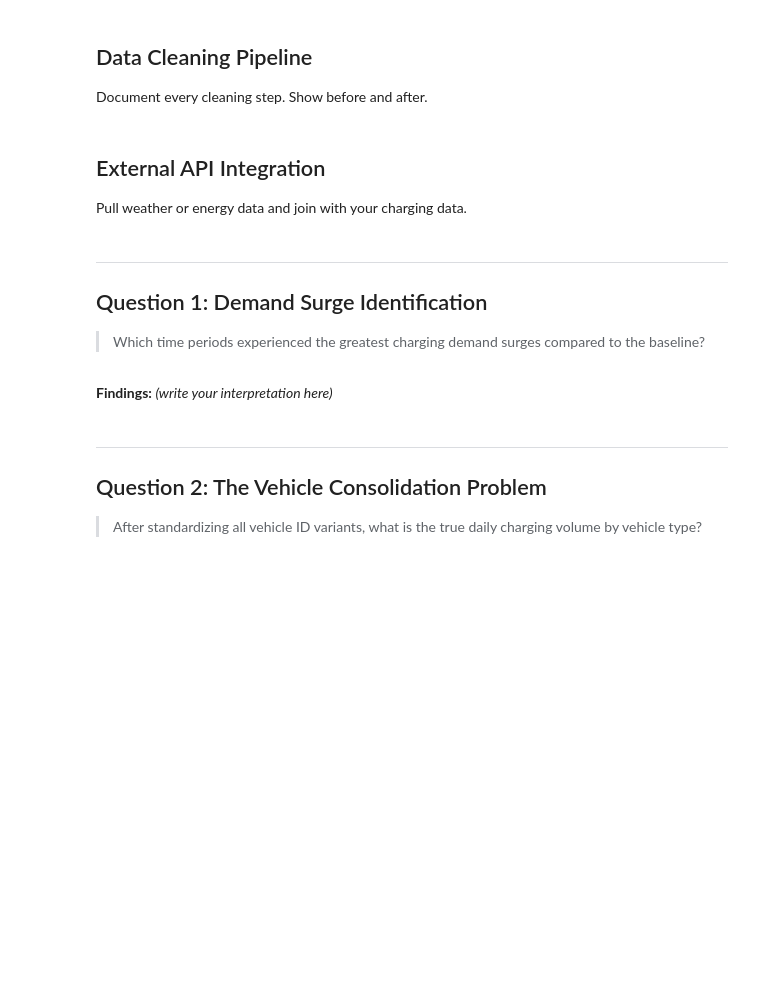
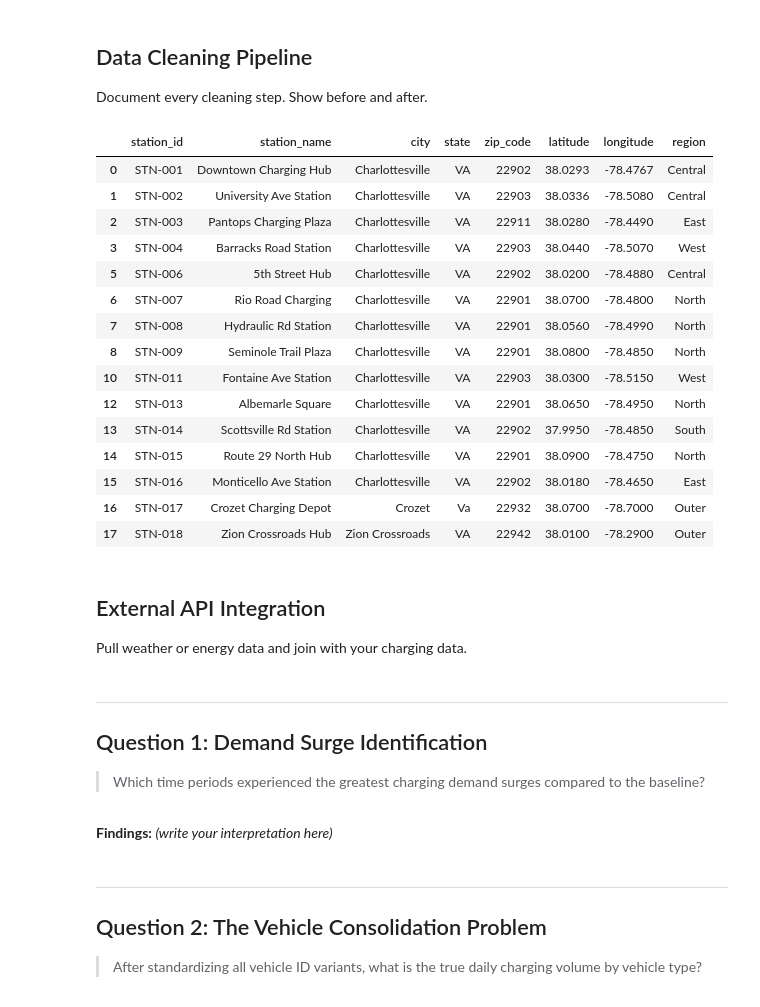
Before and after one commit to natekim416/DS2002-Kim, a Jupyter notebook: capstone/capstone-project.ipynb, the cells around one changed output. Cells and saved outputs as stored; diff of their text form; code cells hidden in the pictures; blank space fills up the shorter version.

Commit message:
add a little more cleaning

```diff
--- a/capstone/capstone-project.ipynb
+++ b/capstone/capstone-project.ipynb
@@ -182,22 +222,30 @@ vehicles['manufacturer'] = vehicles.apply(
 )
 
 # clean STATIONS
+# regulate station state
+stations = stations[stations['state'].str.upper().str.strip() == 'VA'].copy()
+
+# regulate station ID
+stations['station_id'] = stations['station_id'].str.replace(r'[-_]?(\d+)', lambda m: f"-{m.group(1).zfill(3)}", regex=True)
+
 # get rid of nans and dupes
 stations.dropna(inplace=True)
 stations.drop_duplicates(subset = ["latitude", "longitude"], inplace=True)
 
-# regulate station state
-stations = stations[stations['state'].str.upper().str.strip() == 'VA'].copy()
-
 # clean OPERATORS
 
-''' GO-NRG is used in other dataframes a fair amount. Because of this and the similarity
- of cost-per-kwh between each operator, we decided to impute with median of other cost_per_kwh'''
+''' GO-NRG is used in other dataframes a fair amount. But because we're missing data, we can't use it'''
+
+null_mask = operators['cost_per_kwh'].isnull()
+null_station_ids = operators.loc[null_mask, 'operator_id'].tolist()
 
 operators['peak_capacity_mw'] = operators['peak_capacity_mw'].str.replace(r'[^a-zA-Z0-9]', '', regex=True)
 operators['cost_per_kwh'] = operators['cost_per_kwh'].fillna(round(operators['cost_per_kwh'].median(), 2))
 
-# clean sessions
+# drop any null
+operators.dropna(inplace=True)
+
+# clean SESSIONS
 sessions = sessions.sort_values('station_id').reset_index(drop=True)
 vehicle_id_map = {
     # VEH#000X → VH-00X format
@@ -235,6 +283,10 @@ vehicle_id_map = {
 # standardize vehicle ids
 sessions['vehicle_id'] = sessions['vehicle_id'].replace(vehicle_id_map)
 
+#standardize stations IDs
+sessions['station_id'] = sessions['station_id'].str.replace(r'(?<=[a-zA-Z])(?=\d)|(?<=\d)(?=[a-zA-Z])', '-', regex=True)
+sessions['station_id'] = sessions['station_id'].str.replace(r'-(\d{1,2})$', lambda m: f"-{m.group(1).zfill(3)}", regex=True) #used ai here
+
 #standardize session start and end
 sessions['session_start'] = pd.to_datetime(sessions['session_start'], format = 'mixed')
 sessions['session_end'] = pd.to_datetime(sessions['session_end'], format = 'mixed')
@@ -248,6 +300,25 @@ sessions['payment_method'] = sessions['payment_method'].str.lower().str.replace(
 
 # drop null values. Can't replace them with anything, they're pure inputs from users. Dropped 300 columns of 27,451
 sessions.dropna(inplace=True)
+# %%
+display(stations.head(20))
+# %% [output]
+|  | station_id | station_name | city | state | zip_code | latitude | longitude | region |
+| 0 | STN-001 | Downtown Charging Hub | Charlottesville | VA | 22902 | 38.0293 | -78.4767 | Central |
+| 1 | STN-002 | University Ave Station | Charlottesville | VA | 22903 | 38.0336 | -78.5080 | Central |
+| 2 | STN-003 | Pantops Charging Plaza | Charlottesville | VA | 22911 | 38.0280 | -78.4490 | East |
+| 3 | STN-004 | Barracks Road Station | Charlottesville | VA | 22903 | 38.0440 | -78.5070 | West |
+| 5 | STN-006 | 5th Street Hub | Charlottesville | VA | 22902 | 38.0200 | -78.4880 | Central |
+| 6 | STN-007 | Rio Road Charging | Charlottesville | VA | 22901 | 38.0700 | -78.4800 | North |
+| 7 | STN-008 | Hydraulic Rd Station | Charlottesville | VA | 22901 | 38.0560 | -78.4990 | North |
+| 8 | STN-009 | Seminole Trail Plaza | Charlottesville | VA | 22901 | 38.0800 | -78.4850 | North |
+| 10 | STN-011 | Fontaine Ave Station | Charlottesville | VA | 22903 | 38.0300 | -78.5150 | West |
+| 12 | STN-013 | Albemarle Square | Charlottesville | VA | 22901 | 38.0650 | -78.4950 | North |
+| 13 | STN-014 | Scottsville Rd Station | Charlottesville | VA | 22902 | 37.9950 | -78.4850 | South |
+| 14 | STN-015 | Route 29 North Hub | Charlottesville | VA | 22901 | 38.0900 | -78.4750 | North |
+| 15 | STN-016 | Monticello Ave Station | Charlottesville | VA | 22902 | 38.0180 | -78.4650 | East |
+| 16 | STN-017 | Crozet Charging Depot | Crozet | Va | 22932 | 38.0700 | -78.7000 | Outer |
+| 17 | STN-018 | Zion Crossroads Hub | Zion Crossroads | VA | 22942 | 38.0100 | -78.2900 | Outer |
 # %% [markdown]
 ## External API Integration
 
```
Also changed, not shown: parts of 3 cells of this notebook.
